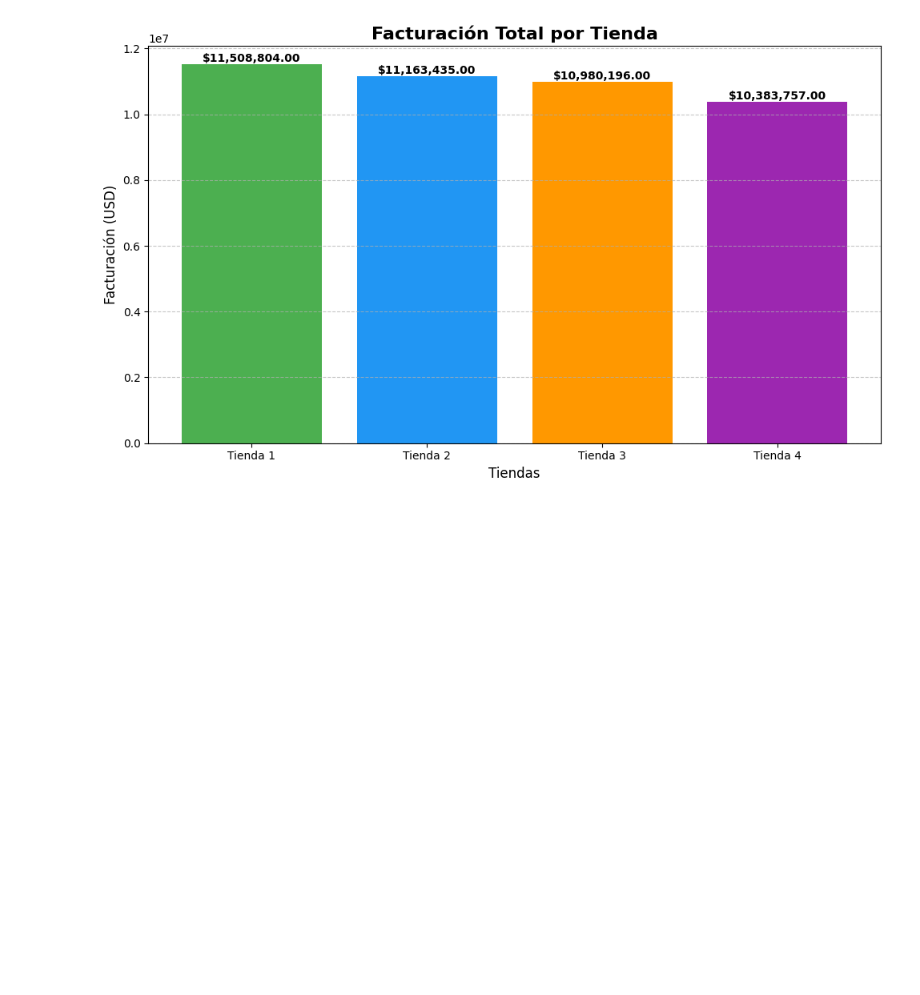
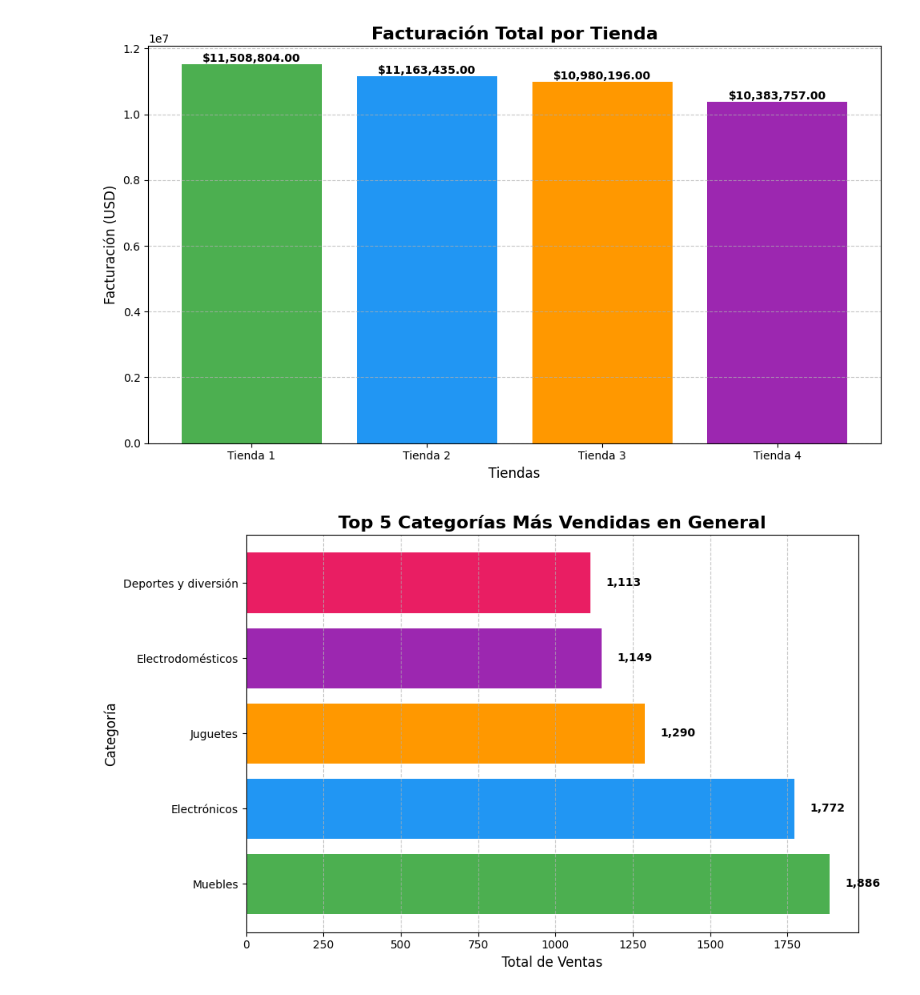
Before and after one commit to AlekJulM/Alura_Store, a Jupyter notebook: AluraStoreLatam.ipynb, the cells around one changed output. Drawn from its saved outputs; the diff is of its cells as text; code cells hidden in the pictures; blank space fills up the shorter version.

```diff
--- a/AluraStoreLatam.ipynb
+++ b/AluraStoreLatam.ipynb
@@ -314,3 +309,49 @@ plt.tight_layout()
 plt.show()
 # %% [output]
 [figure]
+# %%
+#@title Categorias mas vendidas
+# Combinar todas las tiendas en un solo DataFrame
+ventas_combinadas = pd.concat([tienda, tienda2, tienda3, tienda4])
+
+# Contar ventas por categoría (sumando todas las tiendas)
+ventas_por_categoria = (
+    ventas_combinadas.groupby("Categoría del Producto")
+    .size()
+    .reset_index(name="Total Ventas")
+    .sort_values(by="Total Ventas", ascending=False)
+)
+
+# Seleccionar el Top 5
+top5_categorias = ventas_por_categoria.head(5)
+
+# Crear gráfico de barras horizontales
+plt.figure(figsize=(10, 6))
+barras = plt.barh(
+    top5_categorias["Categoría del Producto"],
+    top5_categorias["Total Ventas"],
+    color=['#4CAF50', '#2196F3', '#FF9800', '#9C27B0', '#E91E63']
+)
+
+# Personalizar
+plt.title("Top 5 Categorías Más Vendidas en General", fontsize=16, fontweight='bold')
+plt.xlabel("Total de Ventas", fontsize=12)
+plt.ylabel("Categoría", fontsize=12)
+plt.grid(axis='x', linestyle='--', alpha=0.7)
+
+# Agregar valores al lado de las barras
+for barra in barras:
+    ancho = barra.get_width()
+    plt.text(
+        ancho + 50,  # Ajusta la posición del texto
+        barra.get_y() + barra.get_height() / 2,
+        f"{ancho:,.0f}",
+        va='center',
+        fontsize=10,
+        fontweight='bold'
+    )
+
+plt.tight_layout()
+plt.show()
+# %% [output]
+[figure, added]
```
Also changed, not shown: parts of 13 cells of this notebook.
